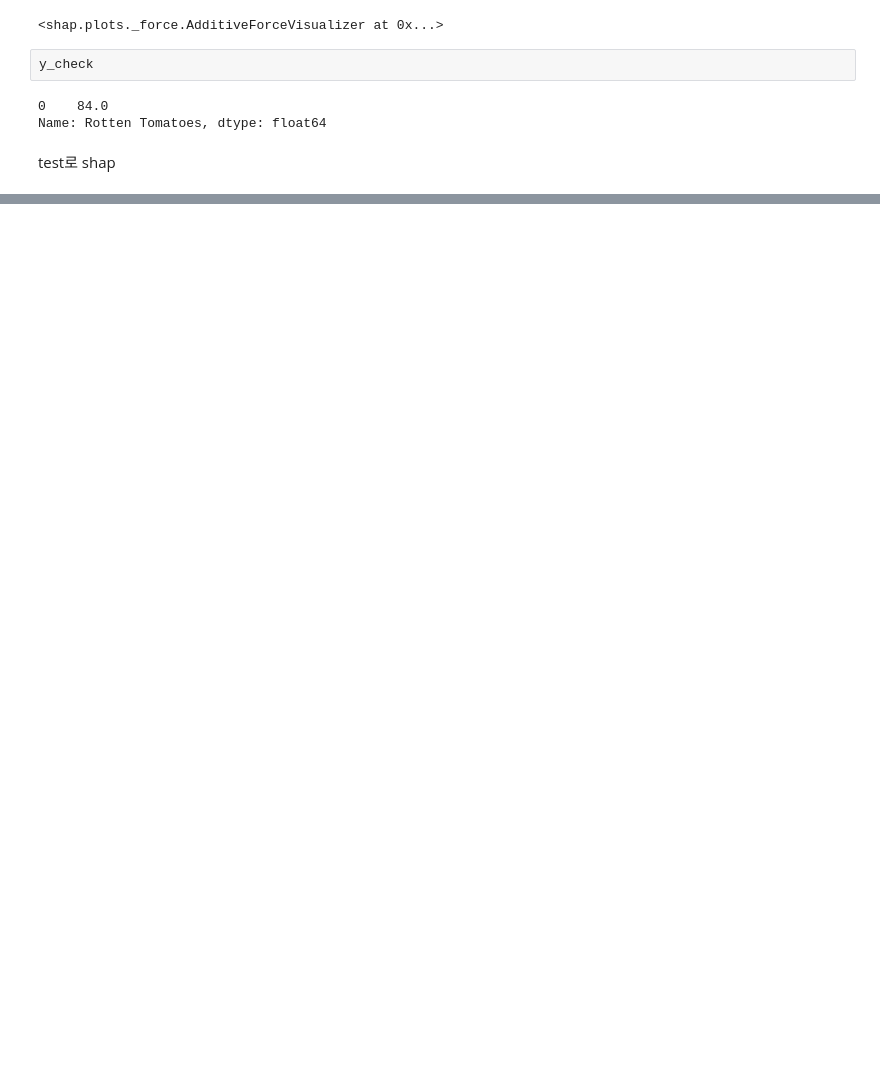
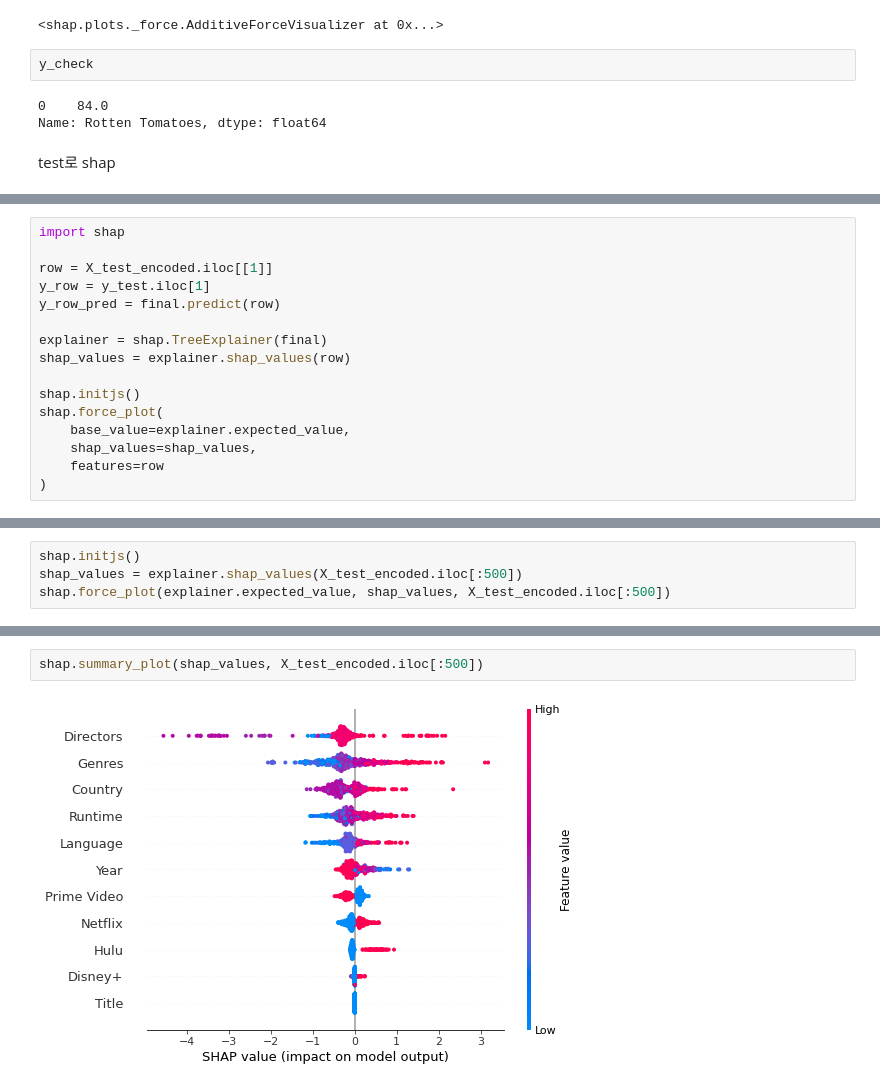
Before and after one commit to jiho-kang/Data_Analysis_Project, a Jupyter notebook: [project2]_Movies_on_streaming_platform.ipynb, the cells around one changed output, grey strips where cells are left out. Saved outputs shown, nothing was run; the diff lists cells and outputs as text; blank space fills up the shorter version.

```diff
--- a/[project2]_Movies_on_streaming_platform.ipynb
+++ b/[project2]_Movies_on_streaming_platform.ipynb
@@ -1302,0 +2290,16 @@ test로 shap
+# %%
+import shap
+
+row = X_test_encoded.iloc[[1]]
+y_row = y_test.iloc[1]
+y_row_pred = final.predict(row)
+
+explainer = shap.TreeExplainer(final)
+shap_values = explainer.shap_values(row)
+
+shap.initjs()
+shap.force_plot(
+    base_value=explainer.expected_value,
+    shap_values=shap_values,
+    features=row
+)
@@ -1302,0 +2309,4 @@ test로 shap
+# %%
+shap.initjs()
+shap_values = explainer.shap_values(X_test_encoded.iloc[:500])
+shap.force_plot(explainer.expected_value, shap_values, X_test_encoded.iloc[:500])
@@ -1302,0 +2316,4 @@ test로 shap
+# %%
+shap.summary_plot(shap_values, X_test_encoded.iloc[:500])
+# %% [output]
+[figure, added]
```
Also changed, not shown: parts of 89 cells of this notebook.
